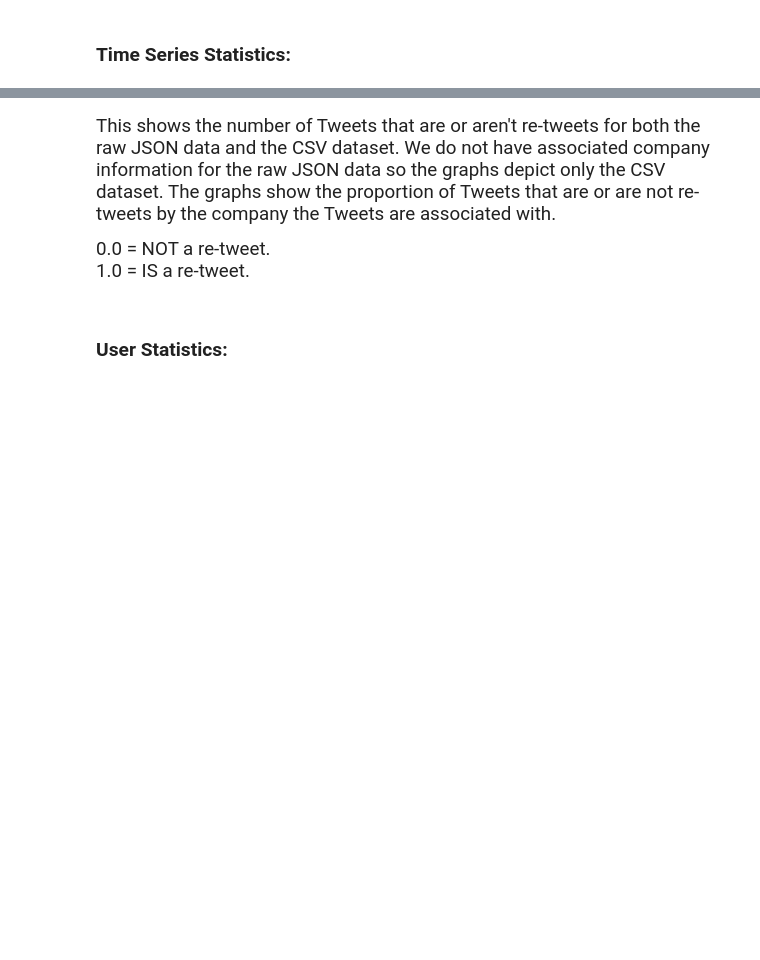
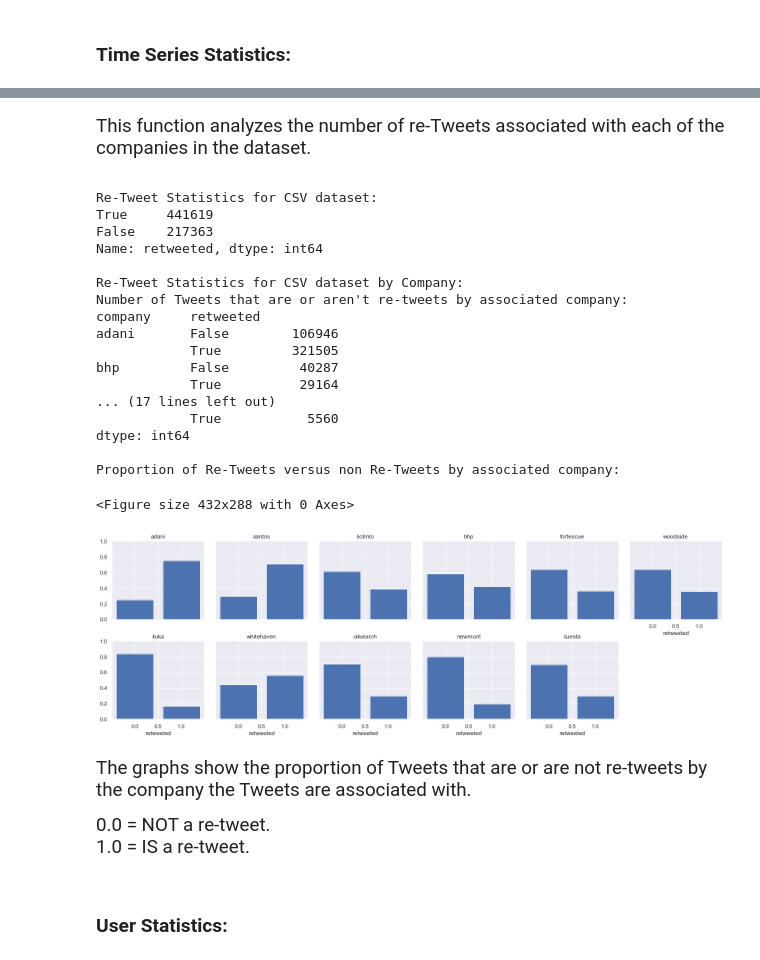
Before and after one commit to J-Jinn/Summer-Research-2019, a Jupyter notebook: jupyter-notebooks/slo-twitter-data-analysis.ipynb, the cells around one changed output, grey strips where cells are left out. Cells and saved outputs as stored; diff of their text form; code cells hidden in the pictures; blank space fills up the shorter version.

```diff
--- a/jupyter-notebooks/slo-twitter-data-analysis.ipynb
+++ b/jupyter-notebooks/slo-twitter-data-analysis.ipynb
@@ -195,17 +512,17 @@ tweet_dataset_processed = tweet_dataset_processed.reindex(
     pd.np.random.permutation(tweet_dataset_processed.index))
 
 # Generate a Pandas dataframe.
-tweet_dataframe_processed = pd.DataFrame(tweet_dataset_processed)
+csv_dataframe = pd.DataFrame(tweet_dataset_processed)
 
 # Print shape and column names.
-log.debug("\n")
-log.debug("The shape of our SLO tweet dataframe:")
-log.debug(tweet_dataframe_processed.shape)
-log.debug("\n")
-log.debug("The columns of our SLO tweet dataframe:")
-log.debug(tweet_dataframe_processed.columns)
-log.debug("\n")
-log.debug("A sample from the tweet dataframe:")
-log.debug(tweet_dataframe_processed.sample(10))
-log.debug("\n")
+log.info("\n")
+log.info("The shape of our dataframe storing the contents of the preprocessed CSV Tweet file is:")
+log.info(csv_dataframe.shape)
+log.info("\n")
+log.info("The columns of our dataframe storing the contents of the preprocessed CSV Tweet file is:")
+log.info(csv_dataframe.columns)
+log.info("\n")
+log.info("A sample from the dataframe storing the contents of the preprocessed CSV Tweet file is:")
+log.info(csv_dataframe.sample(10))
+log.info("\n")
 # %% [output]
@@ -301,34 +704,26 @@ It appears that most of the Tweets were created around August 2014.<br>
 # %%
-def retweeted():
+def csv_retweeted():
     """
-    Re-tweet statistics and visualizations.
+    Re-tweet statistics and visualizations for the CSV Twitter preprocessed dataset.
 
     Note: The raw JSON file does not have associated "company" information.
 
     :return: None.
     """
 
-    print("Re-Tweet Statistics for JSON raw data:")
-    print(twitter_dataframe['retweeted'].value_counts())
-    print()
-
     print("Re-Tweet Statistics for CSV dataset:")
-    print(tweet_dataframe_processed['retweeted'].value_counts())
+    print(csv_dataframe['retweeted'].value_counts())
     print()
 
     print("Re-Tweet Statistics for CSV dataset by Company:")
     print("Number of Tweets that are or aren't re-tweets by associated company: ")
-    print(tweet_dataframe_processed.groupby(['company', 'retweeted']).size())
+    print(csv_dataframe.groupby(['company', 'retweeted']).size())
     print()
 
     # Graph the Re-Tweet Statistics.
     print("Proportion of Re-Tweets versus non Re-Tweets by associated company: ")
     plt.figure()
-    grid = sns.FacetGrid(tweet_dataframe_processed[['retweeted', 'company']], col='company', col_wrap=6,
+    grid = sns.FacetGrid(csv_dataframe[['retweeted', 'company']], col='company', col_wrap=6,
                          ylim=(0, 1))
     grid.map_dataframe(bar_plot, 'retweeted').set_titles('{col_name}')
     plt.show()
-
-
-# Call the function.
-retweeted()
@@ -355,7 +730,36 @@ Proportion of Re-Tweets versus non Re-Tweets by associated company:
+# %% [markdown]
+<span style="font-family:Papyrus; font-size:1.25em;">
+
+This function analyzes the number of re-Tweets associated with each of the companies in the dataset.<br>
+
+</span>
+# %%
+# Call the function.
+csv_retweeted()
+# %% [output]
+Re-Tweet Statistics for CSV dataset:
+True     441619
+False    217363
+Name: retweeted, dtype: int64
+
+Re-Tweet Statistics for CSV dataset by Company:
+Number of Tweets that are or aren't re-tweets by associated company:
+company     retweeted
+adani       False        106946
+            True         321505
+bhp         False         40287
+            True          29164
+... (17 lines left out)
+            True           5560
+dtype: int64
+
+Proportion of Re-Tweets versus non Re-Tweets by associated company:
+<Figure size 432x288 with 0 Axes>
+[figure, added]
 # %% [markdown]
 <span style="font-family:Papyrus; font-size:1.25em;">
 
-This shows the number of Tweets that are or aren't re-tweets for both the raw JSON data and the CSV dataset.  We do not have associated company information for the raw JSON data so the graphs depict only the CSV dataset.  The graphs show the proportion of Tweets that are or are not re-tweets by the company the Tweets are associated with.<br>
+The graphs show the proportion of Tweets that are or are not re-tweets by the company the Tweets are associated with.<br>
 
 0.0 = NOT a re-tweet.<br>
 1.0 = IS a re-tweet.<br>
```
Also changed, not shown: parts of 39 cells of this notebook, 10 other files.
